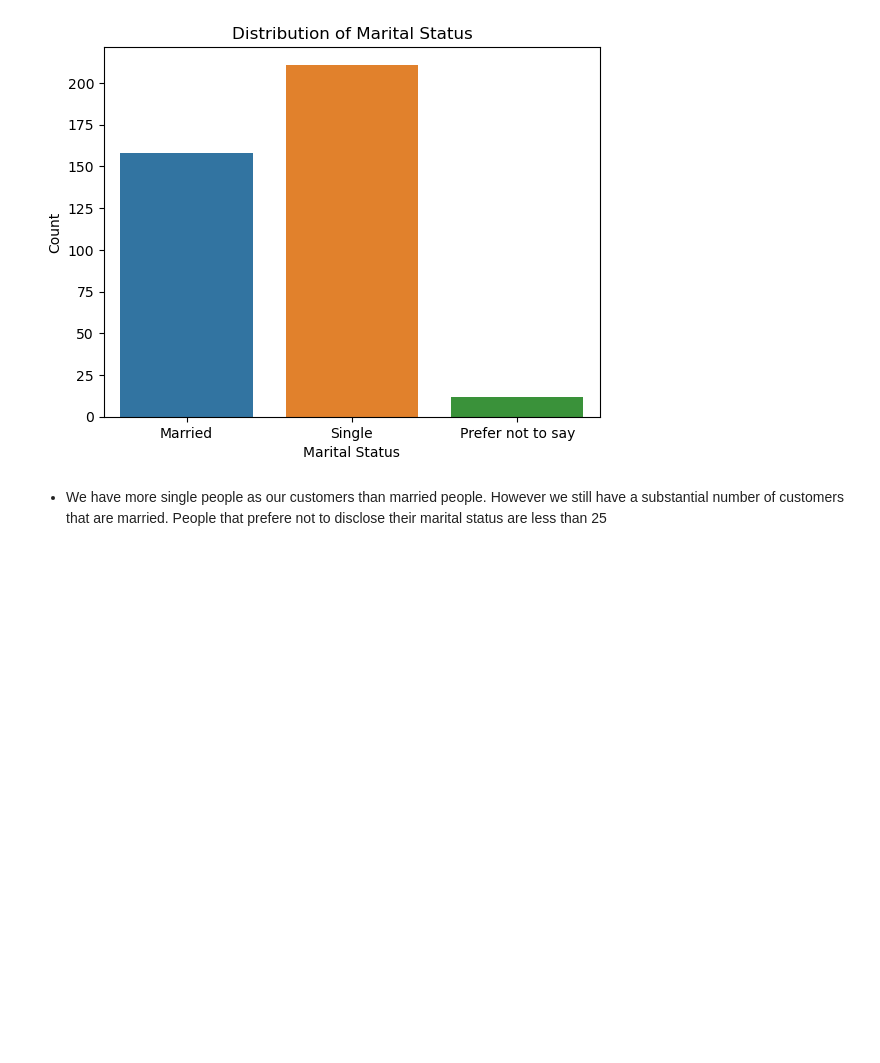
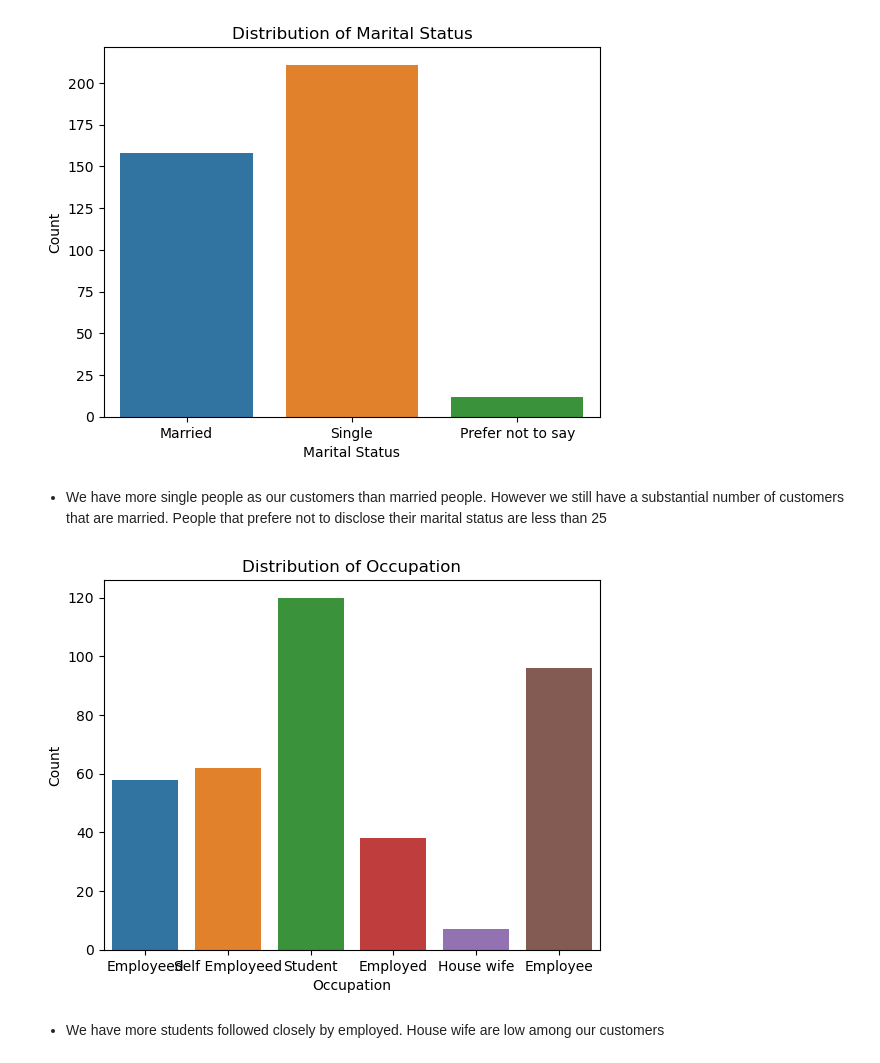
Before and after one commit to UbaChinelo/Customer-churn-prediction-for-Tshally-Foods, a Jupyter notebook: Customer_Churn_Prediction_Tshally_Foods.ipynb, the cells around one changed output. Cells and saved outputs as stored; diff of their text form; code cells hidden in the pictures; blank space fills up the shorter version.

Commit message:
Starting multivariate visualization

```diff
--- a/Customer_Churn_Prediction_Tshally_Foods.ipynb
+++ b/Customer_Churn_Prediction_Tshally_Foods.ipynb
@@ -331,3 +331,17 @@ plt.show()
 [figure]
 # %% [markdown]
 - We have more single people as our customers than married people. However we still have a substantial number of customers that are married. People that prefere not to disclose their marital status are less than 25
+# %%
+# Create a count plot
+sns.countplot(data=Customer_Churn, x='Occupation')
+# Set labels and title
+plt.xlabel('Occupation')
+plt.ylabel('Count')
+plt.title('Distribution of Occupation')
+
+# Show the plot
+plt.show()
+# %% [output]
+[figure, added]
+# %% [markdown]
+- We have more students followed closely by employed. House wife are low among our customers
```
